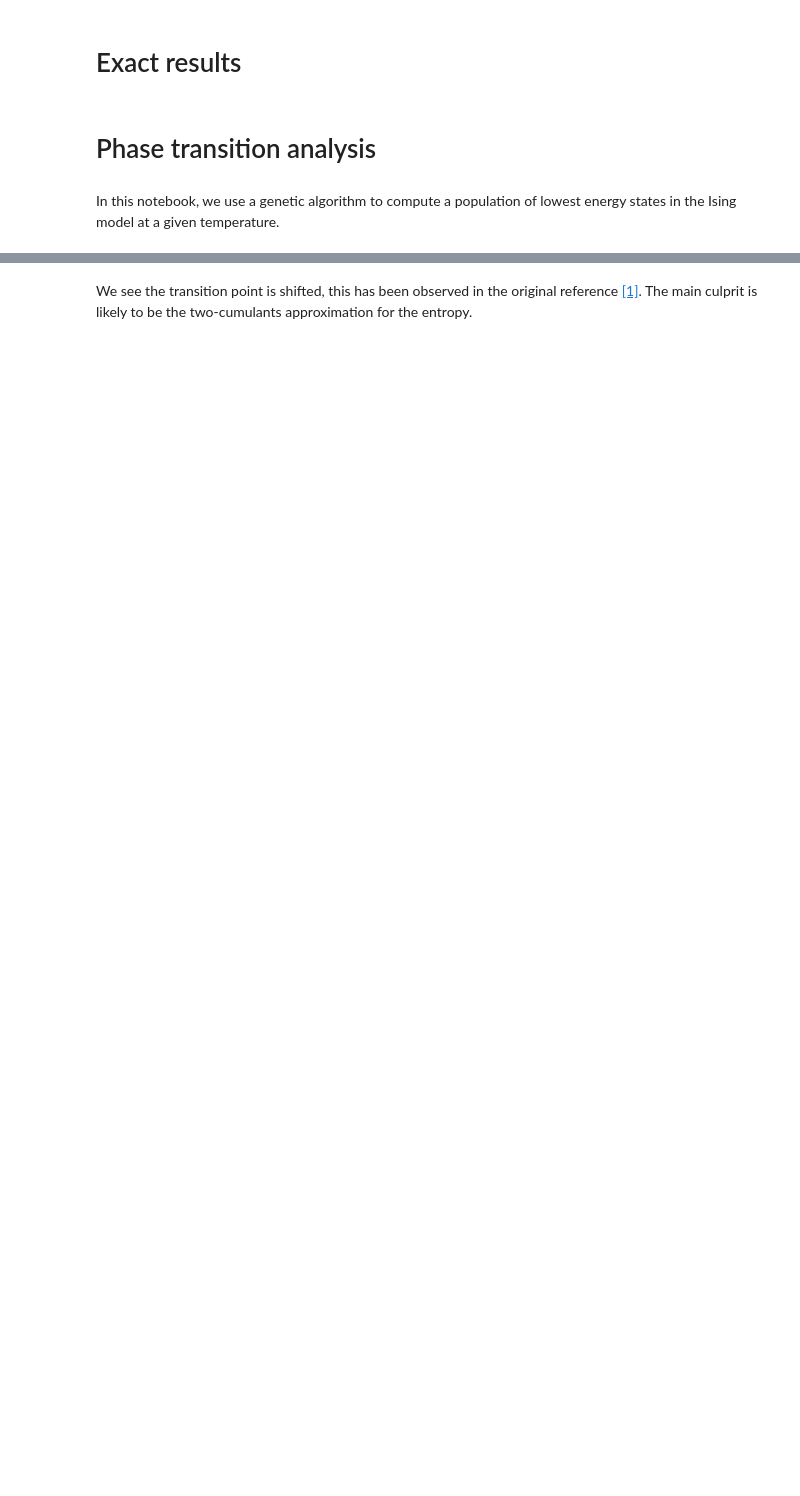
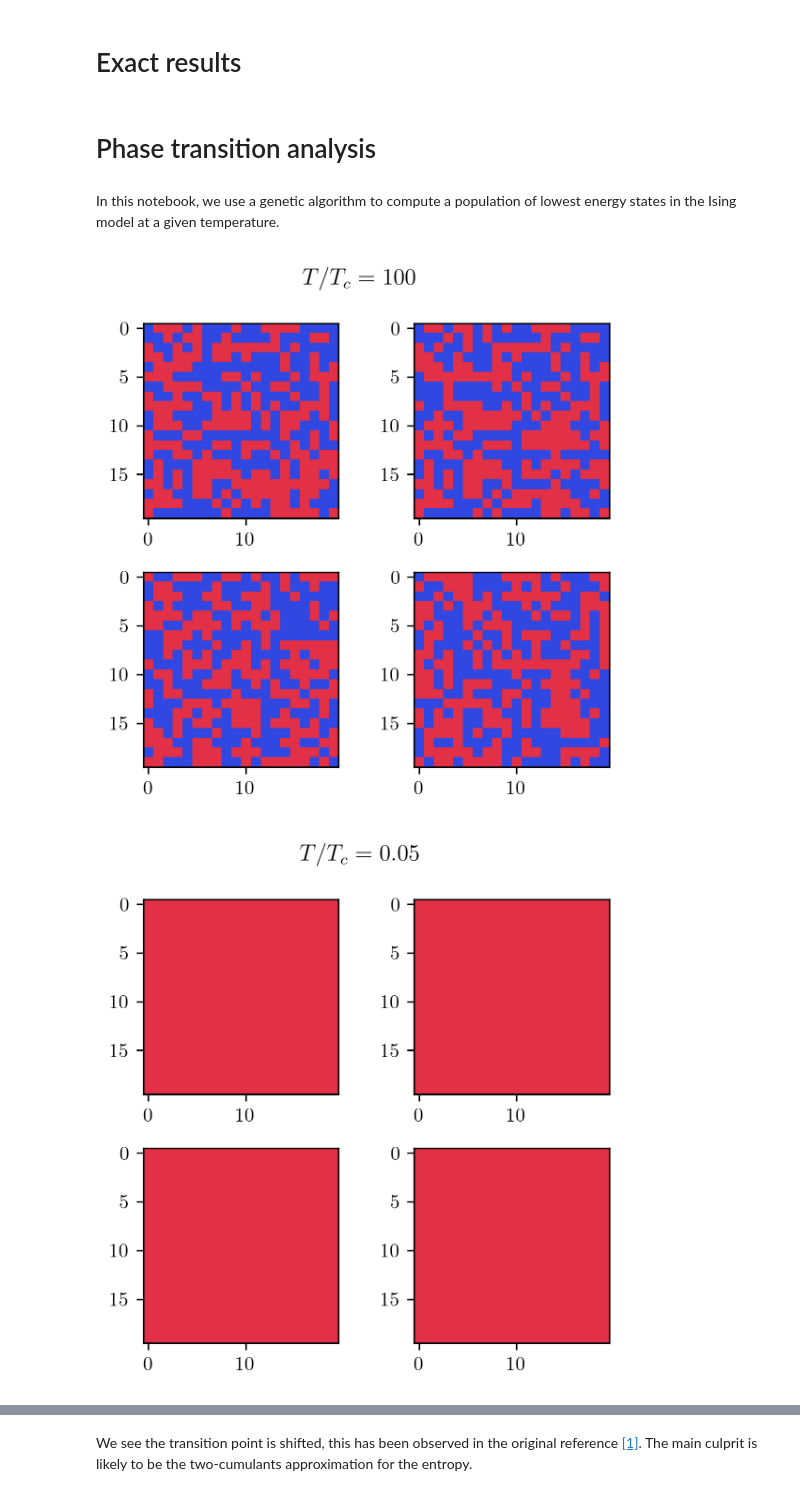
Before and after one commit to NicolasChagnet/ising-model-numerics, a Jupyter notebook: ising_genetic_algorithm.ipynb, the cells around one changed output, grey strips where cells are left out. Drawn from its saved outputs; the diff is of its cells as text; code cells hidden in the pictures; blank space fills up the shorter version.

```diff
--- a/ising_genetic_algorithm.ipynb
+++ b/ising_genetic_algorithm.ipynb
@@ -28,0 +37,31 @@ output_cold = genetic_algorithm(10, 20.0 * betac, 0.01, n_states=50, n_children=
+# %%
+def plot_lattice(lattice, ax):
+    cmap = matplotlib.colors.ListedColormap(colors[:2])
+    ax.imshow(lattice, cmap=cmap, vmin=-1, vmax=1)
+
+
+def plot_two_by_two(output, title=None):
+    fig, axs = plt.subplots(nrows=2, ncols=2, figsize=(4, 4))
+    plot_lattice(output["population"][0], axs[0, 0])
+    plot_lattice(output["population"][1], axs[0, 1])
+    plot_lattice(output["population"][2], axs[1, 0])
+    plot_lattice(output["population"][3], axs[1, 1])
+    if title is not None:
+        fig.suptitle(title)
+    # fig.legend(
+    #     handles=[
+    #         matplotlib.patches.Patch(color=colors[0], label="Down"),
+    #         matplotlib.patches.Patch(color=colors[1], label="Up"),
+    #     ],
+    #     loc="lower center",
+    #     bbox_to_anchor=(0.5, -0.1),
+    #     ncol=2,
+    # )
+    fig.tight_layout()
+    return fig
+# %%
+fig_hot = plot_two_by_two(output_hot, r"$T/T_c = 100$")
+fig_cold = plot_two_by_two(output_cold, r"$T/T_c = 0.05$")
+# %% [output]
+[figure, added]
+[figure, added]
```
Also changed, not shown: parts of 13 cells of this notebook, 15 other files.
